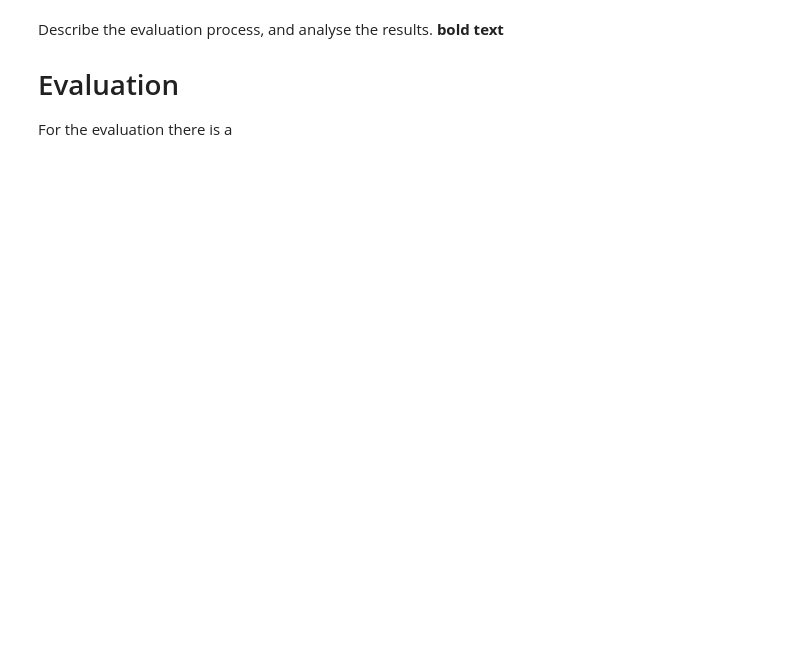
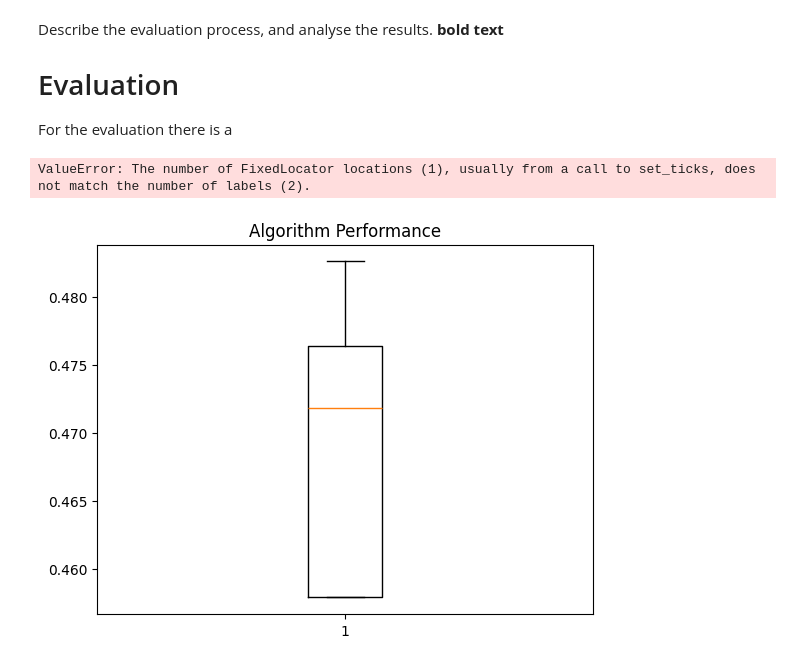
Before and after one commit to AndyCoder2023/CE4145-NLP-Coursework, a Jupyter notebook: CE4145_Coursework.ipynb, the cells around one changed output. Drawn from its saved outputs; the diff is of its cells as text; code cells hidden in the pictures; blank space fills up the shorter version.

```diff
--- a/CE4145_Coursework.ipynb
+++ b/CE4145_Coursework.ipynb
@@ -464,10 +487,13 @@ For the evaluation there is a
 # %%
 import matplotlib.pyplot as plt
 
-scores = [0.4826, 0.4718, 0.4579, 0.4579, 0.4764]
-alg_scores = [f1_scores] + [scores]
-
+# scores = [0.4826, 0.4718, 0.4579, 0.4579, 0.4764]
+alg_scores = [scores]
+#[f1_scores]
 fig, ax = plt.subplots()
 ax.set_title('Algorithm Performance')
 ax.boxplot(alg_scores)
 ax.set_xticklabels(["SKLearn", "Keras"], rotation='vertical')
+# %% [output]
+ValueError: The number of FixedLocator locations (1), usually from a call to set_ticks, does not match the number of labels (2).
+[figure, added]
```
Also changed, not shown: parts of 8 cells of this notebook.
